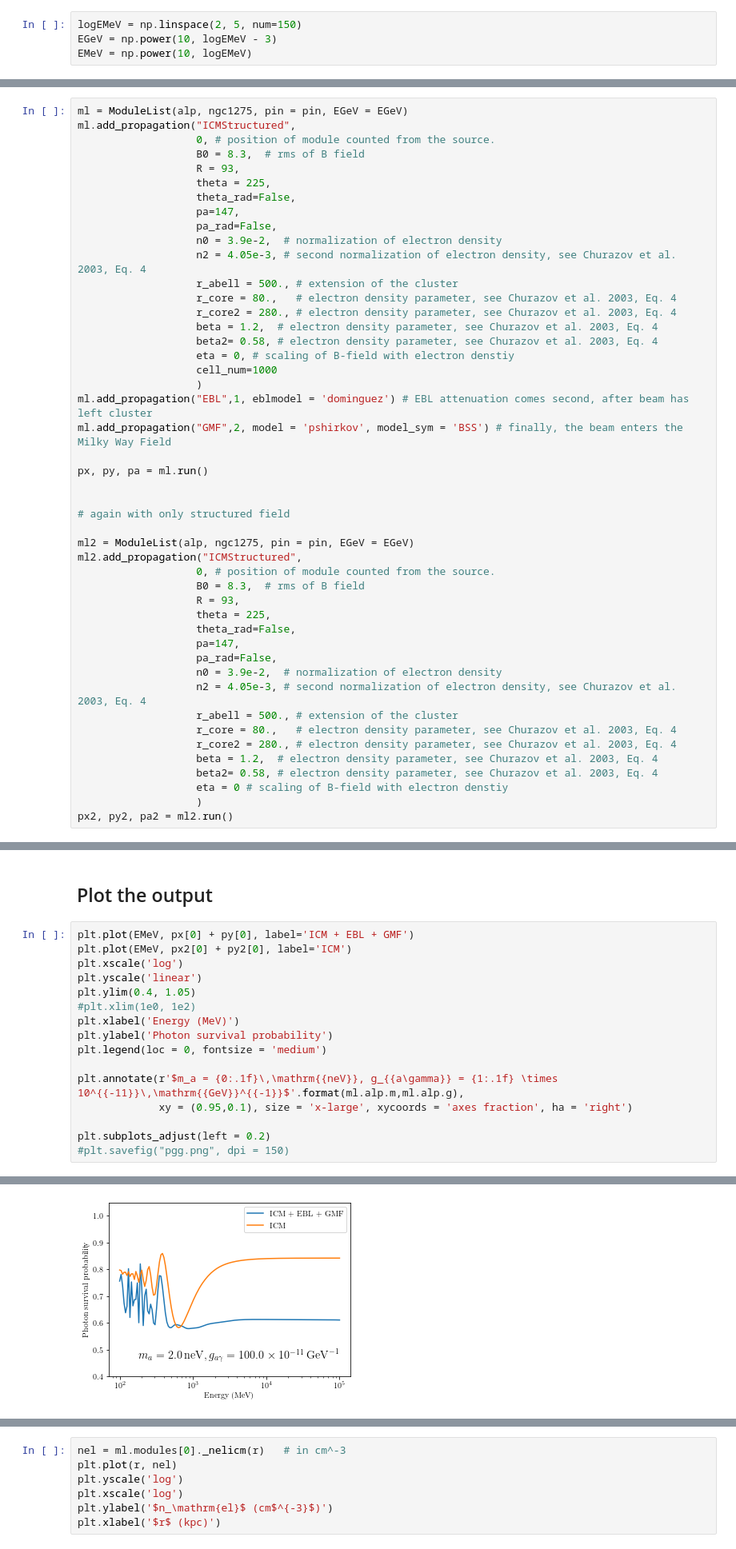
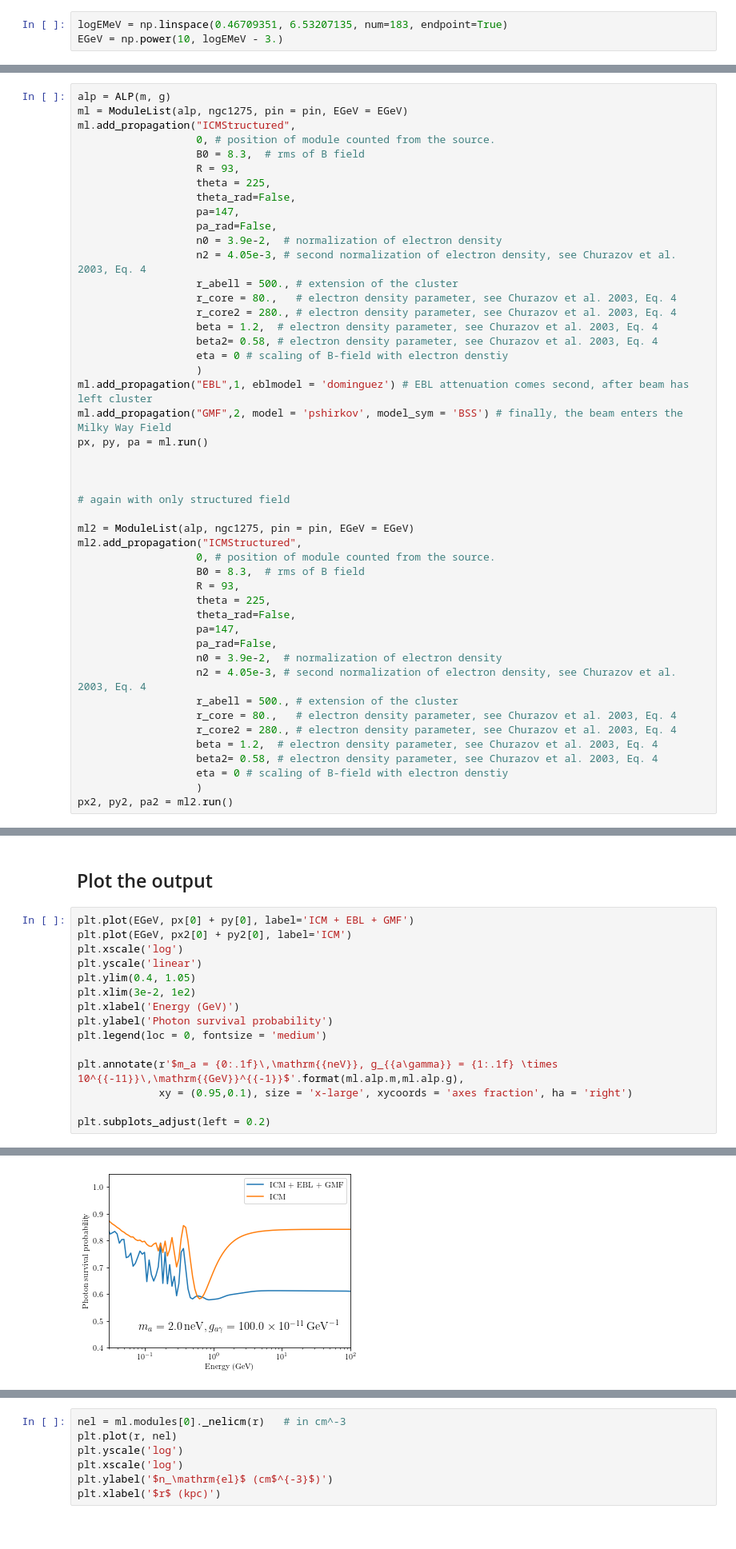
Before and after one commit to me-manu/gammaALPs, a Jupyter notebook: docs/tutorials/mixing_ICM_structured_field.ipynb, the cells around one changed output, grey strips where cells are left out. Shown at 80% size. Drawn from its saved outputs; the diff is of its cells as text.

Commit message:
fixed small errors and changed tutorial notebook for structured field

````diff
--- a/docs/tutorials/mixing_ICM_structured_field.ipynb
+++ b/docs/tutorials/mixing_ICM_structured_field.ipynb
@@ -31,9 +33,8 @@ Initialize the list of transfer modules that will store the different magnetic f
 # %% [markdown]
 Energies are supplied in GeV as ```numpy.ndarray```
 # %%
-logEMeV = np.linspace(2, 5, num=150)
-EGeV = np.power(10, logEMeV - 3)
-EMeV = np.power(10, logEMeV)
+logEMeV = np.linspace(0.46709351, 6.53207135, num=183, endpoint=True)
+EGeV = np.power(10, logEMeV - 3.)
 # %% [markdown]
 Now initialize the initial photon polarization. Since we are dealing with a gamma-ray source, no ALPs are initially present in the beam (third diagonal element is zero). The polarization density matrix is normalized such that its trace is equal to one, $\mathrm{Tr}(\rho_\mathrm{in}) = 1$.
 # %%
@@ -43,6 +44,7 @@ pin = np.diag((1.,1.,0.)) * 0.5
 # %% [markdown]
 Now we add propagation modules for the cluster, the EBL, and the Galactic magnetic field; run the module. Repeat for only the ICM field.
 # %%
+alp = ALP(m, g)
 ml = ModuleList(alp, ngc1275, pin = pin, EGeV = EGeV)
 ml.add_propagation("ICMStructured",
                    0, # position of module counted from the source.
@@ -59,13 +61,12 @@ ml.add_propagation("ICMStructured",
                    r_core2 = 280., # electron density parameter, see Churazov et al. 2003, Eq. 4
                    beta = 1.2,  # electron density parameter, see Churazov et al. 2003, Eq. 4
                    beta2= 0.58, # electron density parameter, see Churazov et al. 2003, Eq. 4
-                   eta = 0, # scaling of B-field with electron denstiy
-                   cell_num=1000
+                   eta = 0 # scaling of B-field with electron denstiy
                    )
 ml.add_propagation("EBL",1, eblmodel = 'dominguez') # EBL attenuation comes second, after beam has left cluster
 ml.add_propagation("GMF",2, model = 'pshirkov', model_sym = 'BSS') # finally, the beam enters the Milky Way Field
+px, py, pa = ml.run()
 
-px, py, pa = ml.run()
 
 
 # again with only structured field
@@ -99,24 +100,23 @@ environs.py: 569 --- INFO: Using inputted chi
 # %% [markdown]
 ## Plot the output
 # %%
-plt.plot(EMeV, px[0] + py[0], label='ICM + EBL + GMF')
-plt.plot(EMeV, px2[0] + py2[0], label='ICM')
+plt.plot(EGeV, px[0] + py[0], label='ICM + EBL + GMF')
+plt.plot(EGeV, px2[0] + py2[0], label='ICM')
 plt.xscale('log')
 plt.yscale('linear')
 plt.ylim(0.4, 1.05)
-#plt.xlim(1e0, 1e2)
-plt.xlabel('Energy (MeV)')
+plt.xlim(3e-2, 1e2)
+plt.xlabel('Energy (GeV)')
 plt.ylabel('Photon survival probability')
 plt.legend(loc = 0, fontsize = 'medium')
 
 plt.annotate(r'$m_a = {0:.1f}\,\mathrm{{neV}}, g_{{a\gamma}} = {1:.1f} \times 10^{{-11}}\,\mathrm{{GeV}}^{{-1}}$'.format(ml.alp.m,ml.alp.g),
              xy = (0.95,0.1), size = 'x-large', xycoords = 'axes fraction', ha = 'right')
 
 plt.subplots_adjust(left = 0.2)
-#plt.savefig("pgg.png", dpi = 150)
 # %% [output]
 font_manager.py:1355 --- WARNING: findfont: Font family ['serif'] not found. Falling back to DejaVu Sans.
-[figure, old version]
+[figure, new version]
 # %% [markdown]
 # Plot the B fields
 
````
Also changed, not shown: parts of 12 cells of this notebook, 1 other file.
